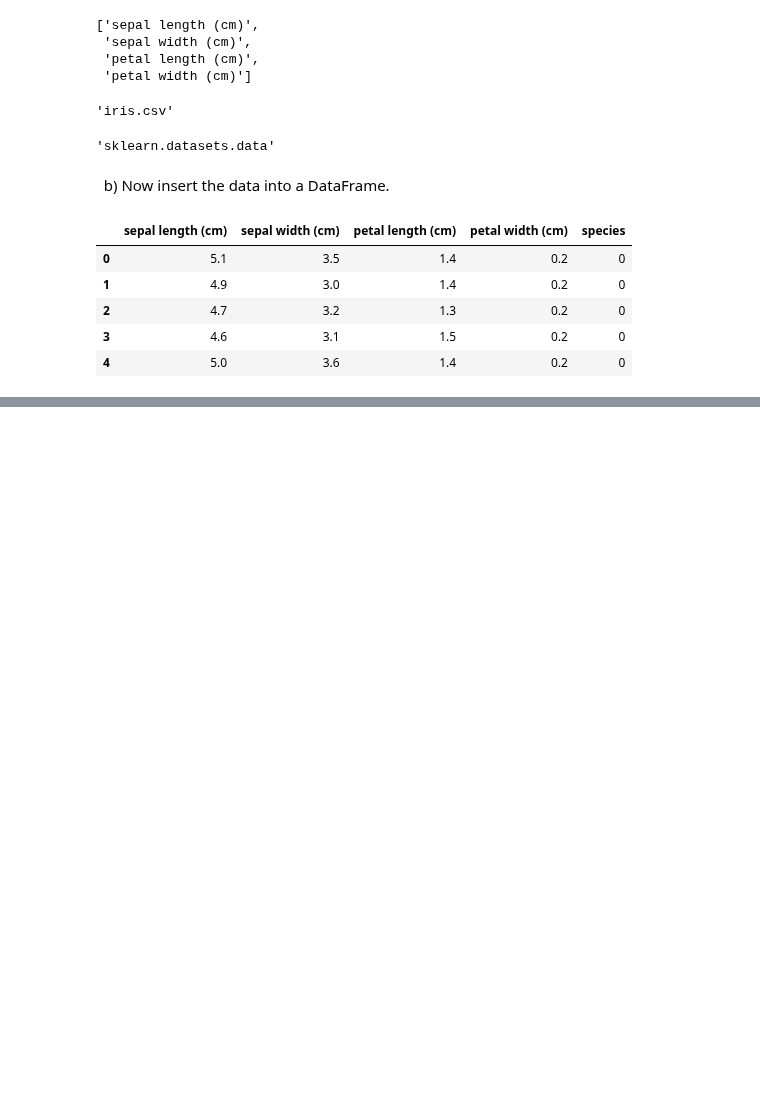
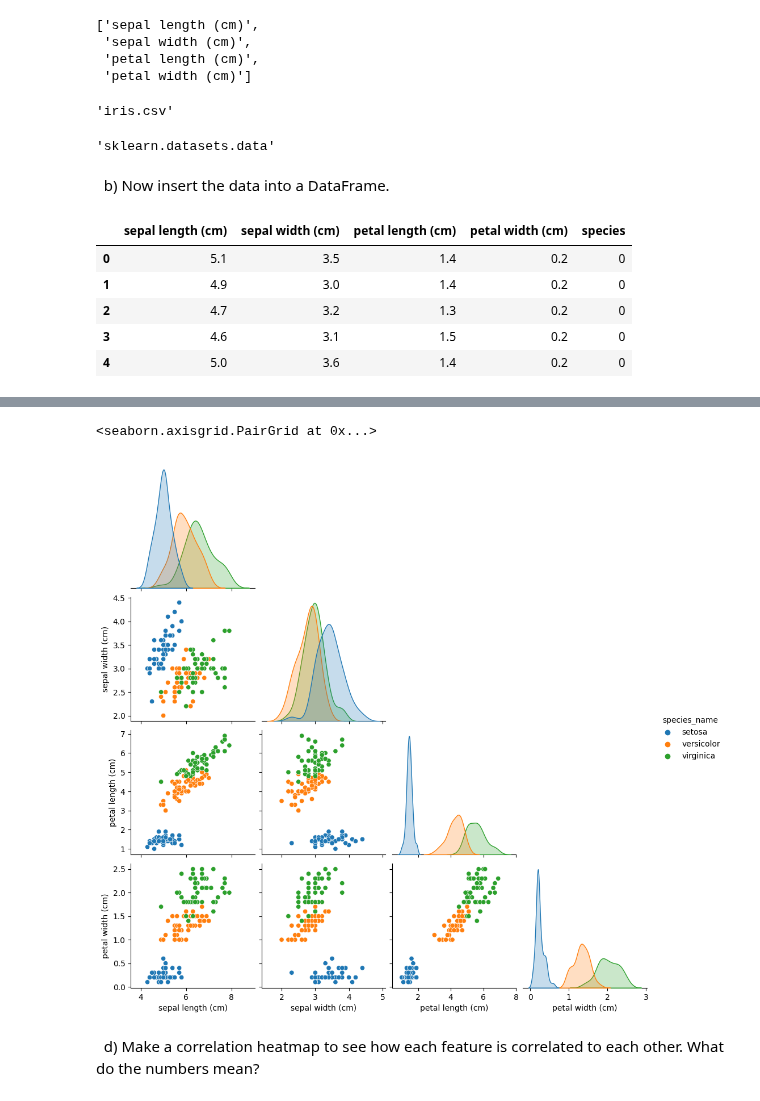
Before and after one commit to VineelaNedunuri/Machine-learning, a Jupyter notebook: Exercises/E04_logistic_regression.ipynb, the cells around one changed output, grey strips where cells are left out. Saved outputs shown, nothing was run; the diff lists cells and outputs as text; code cells hidden in the pictures; blank space fills up the shorter version.

```diff
--- a/Exercises/E04_logistic_regression.ipynb
+++ b/Exercises/E04_logistic_regression.ipynb
@@ -93,0 +174,7 @@ df_target.head()
+# %%
+sns.pairplot(df.drop('species', axis=1),hue='species_name',corner=True,palette="tab10")
+# %% [output]
+<seaborn.axisgrid.PairGrid at 0x...>
+[figure, added]
+# %% [markdown]
+&nbsp; d) Make a correlation heatmap to see how each feature is correlated to each other. What do the numbers mean?
```
Also changed, not shown: parts of 17 cells of this notebook.
